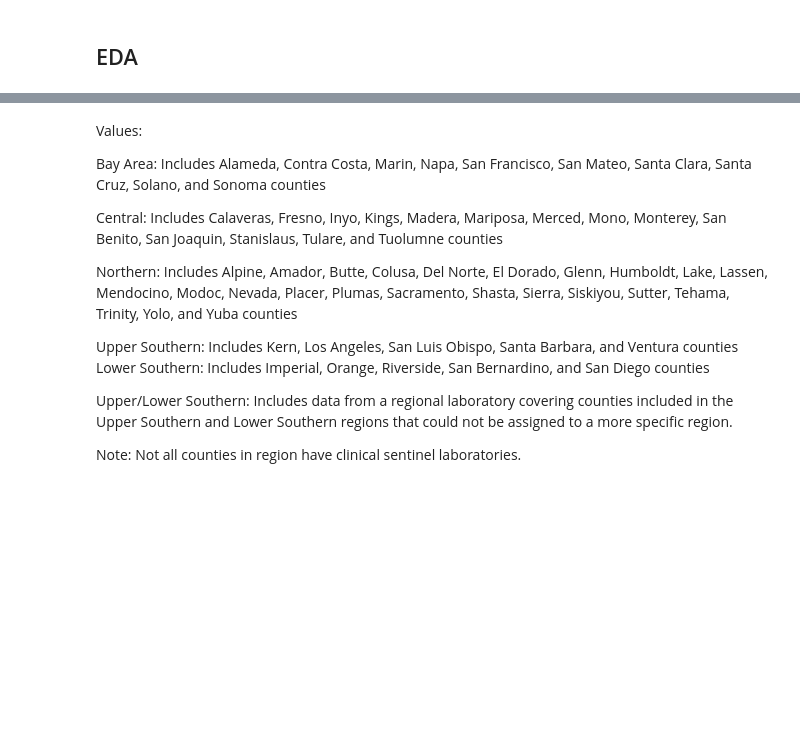
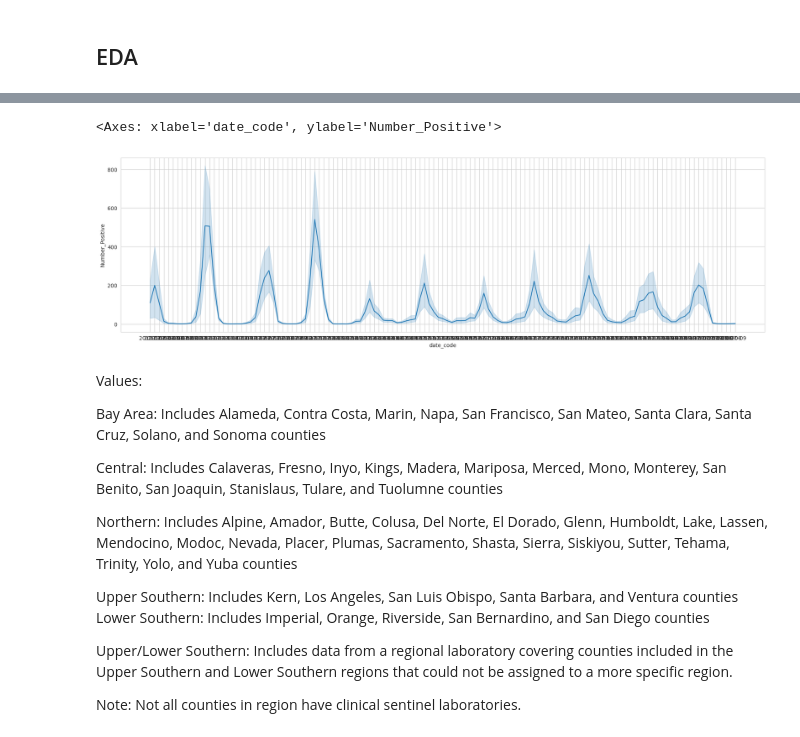
Before and after one commit to sanchezis/08MBID-Visualizacion-de-Datos, a Jupyter notebook: 08MBID_TP_Colab.ipynb, the cells around one changed output, grey strips where cells are left out. Saved outputs shown, nothing was run; the diff lists cells and outputs as text; code cells hidden in the pictures; blank space fills up the shorter version.

```diff
--- a/08MBID_TP_Colab.ipynb
+++ b/08MBID_TP_Colab.ipynb
@@ -16,7 +26,12 @@ import pandas as pd
 import numpy as np
 import seaborn as sns
 import plotly
+import plotly.express as px
+import plotly.graph_objects as go
+from plotly.graph_objects import Layout
 import requests
+
+sns.set_style("whitegrid")
 
 import warnings
 warnings.filterwarnings("ignore")
@@ -33,7 +48,7 @@ import requests
 import geopandas as gpd
 from datetime import datetime
 
-pd.set_option('display.max_rows', 1000)
+pd.set_option('display.max_rows', 3000)
 pd.set_option('display.max_columns', 1000)
 
 IN_COLAB=False
@@ -102,3 +117,29 @@ public_health = public_health[public_health.year>2009]
 
 clinical_health = clinical_health.groupby(['season',	'date_code',	'weekending',	'region', 'Respiratory_Virus', 'year', 'month' ]).agg({'Number_Positive':'sum'}).reset_index()
 public_health   = public_health  .groupby(['season',	'date_code',	'weekending',	'region', 'Respiratory_Virus', 'year', 'month' ]).agg({'Number_Positive':'sum'}).reset_index()
+
+insurance = insurance.rename(columns={
+    'age':'Edad',
+    'sex':'Sexo',
+    'children':'Hijos',
+    'region': 'Region',
+    'charges': 'Precio',
+    'smoker':'Fumador'
+})
+
+
+insurance.loc[insurance['Fumador']=='yes', 'Fumador'] = 'Si'
+insurance.loc[insurance['Fumador']=='no', 'Fumador'] = 'No'
+
+insurance.loc[insurance['Sexo']=='female', 'Sexo'] = 'Mujer'
+insurance.loc[insurance['Sexo']=='male', 'Sexo'] = 'Hombre'
+
+insurance.to_csv('./sample_data/insurance.csv')
+clinical_health.to_csv("./sample_data/clinical_health.csv")
+public_health.to_csv("./sample_data/public_health.csv")
+
+
+
+clinical_health.index = clinical_health.date_code.dt.to_period('m')
+clinical_health_groupby_date_region_virus = clinical_health.drop('date_code', axis=1).groupby(['date_code', 'region','Respiratory_Virus']).agg({'Number_Positive': 'sum'}).reset_index()
+clinical_health_groupby_date_region_virus.to_csv('./sample_data/clinical_health_groupby_date_region_virus.csv')
@@ -124,3 +248,10 @@ Name: region, dtype: int64
+# %%
+fig, ax = plt.subplots(figsize=(22,6))
+sns.lineplot(x=clinical_health_groupby_date_region_virus['date_code'].astype(str), y='Number_Positive',
+             data=clinical_health_groupby_date_region_virus,) # 'Respiratory_Virus'
+# %% [output]
+<Axes: xlabel='date_code', ylabel='Number_Positive'>
+[figure, added]
 # %% [markdown]
 
 
```
Also changed, not shown: parts of 22 cells of this notebook.
